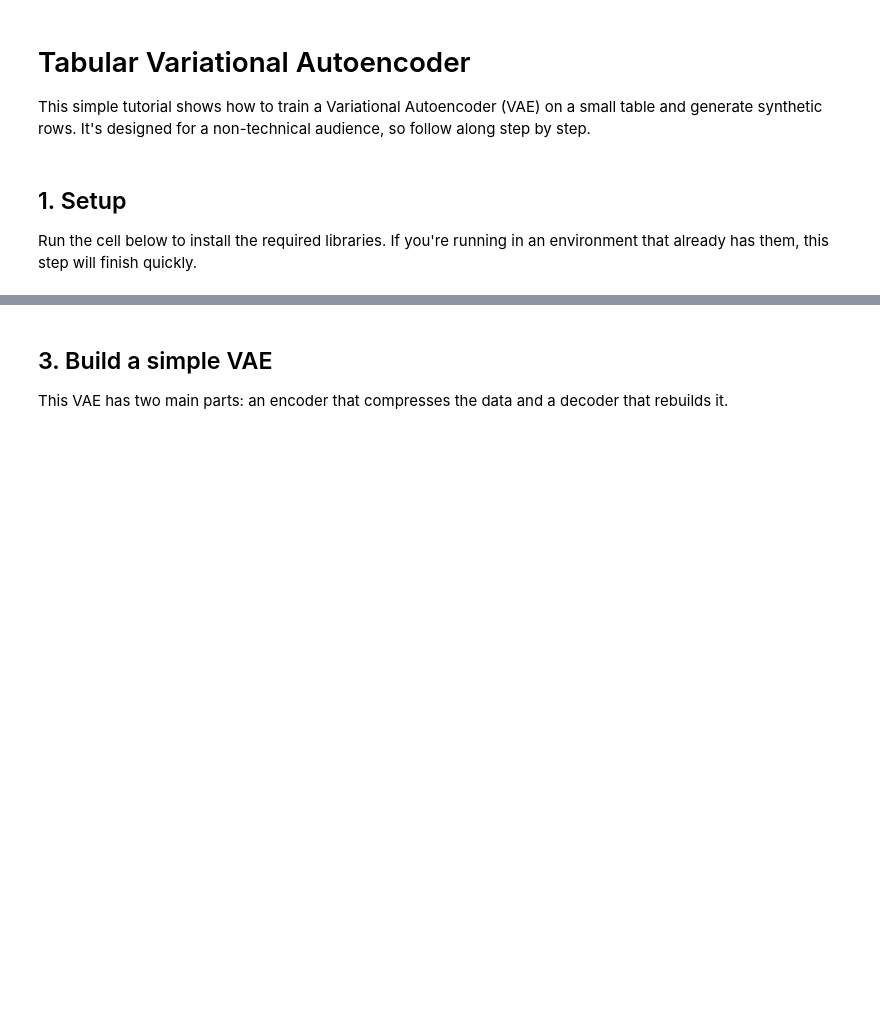
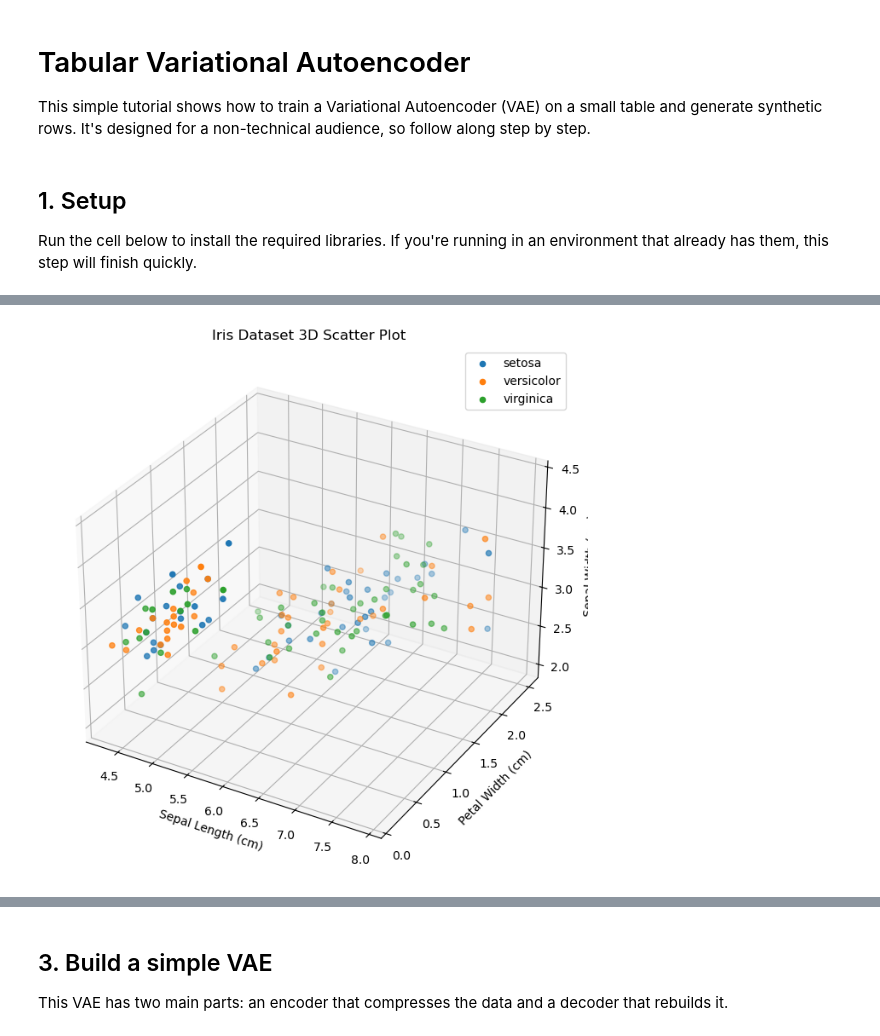
Before and after one commit to InvincibleIRMan/Datathon-WP7, a Jupyter notebook: TabularVAE_Tutorial.ipynb, the cells around one changed output, grey strips where cells are left out. Drawn from its saved outputs; the diff is of its cells as text; code cells hidden in the pictures; blank space fills up the shorter version.

```diff
--- a/TabularVAE_Tutorial.ipynb
+++ b/TabularVAE_Tutorial.ipynb
@@ -29,0 +81,26 @@ Dataset shape: (150, 4)
+# %%
+import matplotlib.pyplot as plt
+from mpl_toolkits.mplot3d import Axes3D
+
+# Create 3D figure
+fig = plt.figure(figsize=(10, 8))
+ax = fig.add_subplot(111, projection='3d')
+
+# Plot each species
+for species in data['target_name'].unique():
+    subset = data[data['target_name'] == species]
+    ax.scatter(subset['sepal length (cm)'],
+               subset['petal width (cm)'],
+               subset['sepal width (cm)'],
+               label=species)
+
+# Labels and title
+ax.set_xlabel('Sepal Length (cm)')
+ax.set_ylabel('Petal Width (cm)')
+ax.set_zlabel('Sepal Width (cm)')
+ax.set_title('Iris Dataset 3D Scatter Plot')
+ax.legend()
+
+plt.show()
+# %% [output]
+[figure, added]
```
Also changed, not shown: parts of 18 cells of this notebook, 1 other file.
